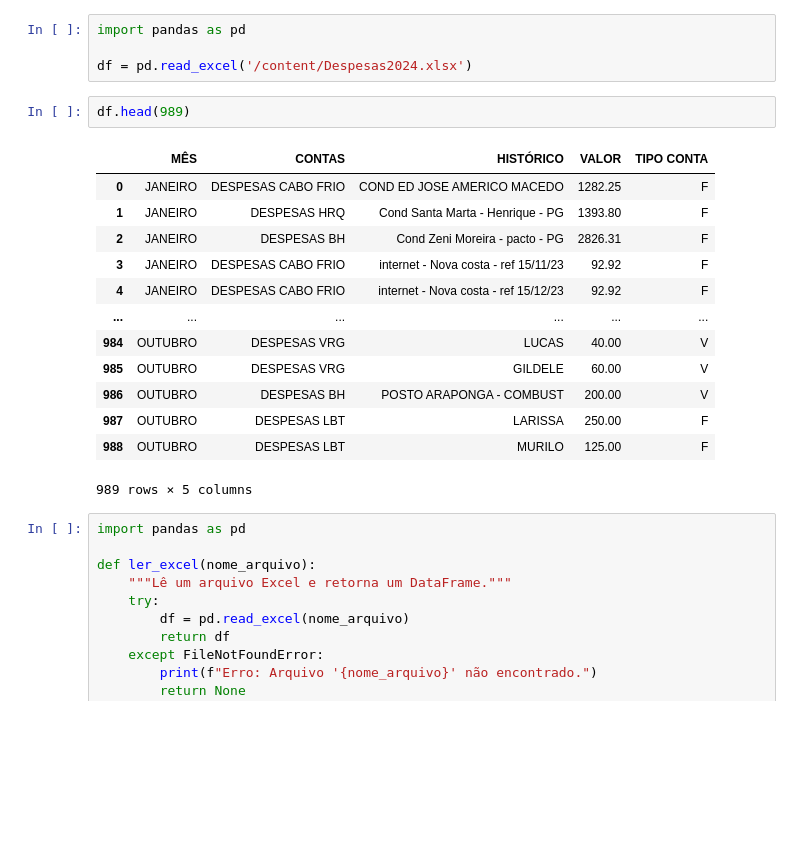
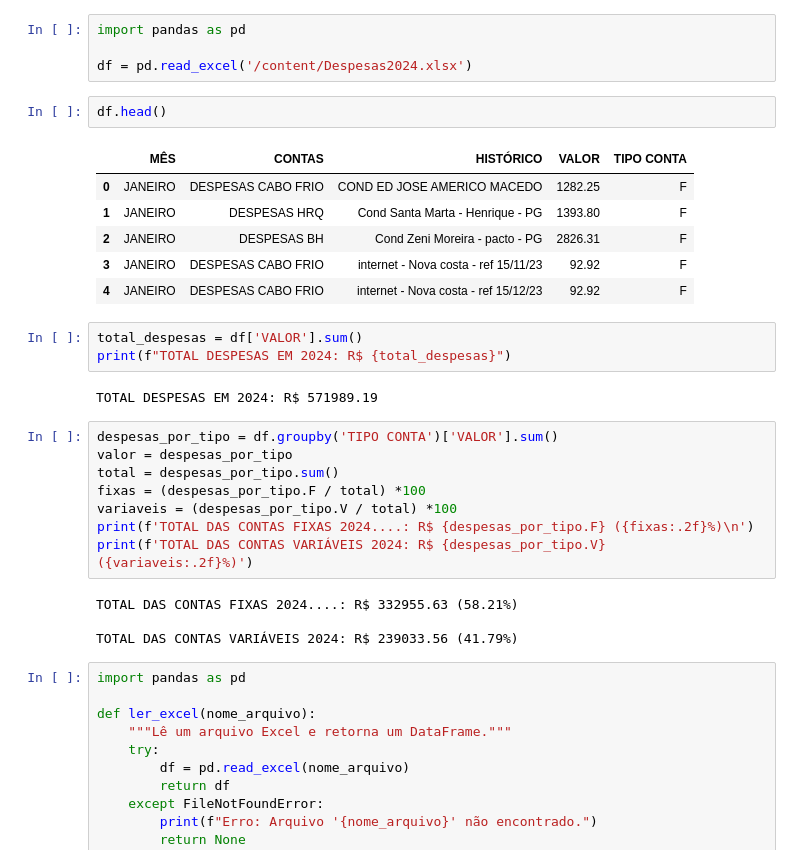
Before and after one commit to muriloamo/googlecolab, a Jupyter notebook: PORTIFOLIO_PÓS.ipynb, the cells around one changed output. Saved outputs shown, nothing was run; the diff lists cells and outputs as text; blank space fills up the shorter version.

```diff
--- a/PORTIFOLIO_PÓS.ipynb
+++ b/PORTIFOLIO_PÓS.ipynb
@@ -5,21 +5,31 @@ import pandas as pd
 
 df = pd.read_excel('/content/Despesas2024.xlsx')
 # %%
-df.head(989)
+df.head()
 # %% [output]
 |  | MÊS | CONTAS | HISTÓRICO | VALOR | TIPO CONTA |
 | 0 | JANEIRO | DESPESAS CABO FRIO | COND ED JOSE AMERICO MACEDO | 1282.25 | F |
 | 1 | JANEIRO | DESPESAS HRQ | Cond Santa Marta - Henrique - PG | 1393.80 | F |
 | 2 | JANEIRO | DESPESAS BH | Cond Zeni Moreira - pacto - PG | 2826.31 | F |
 | 3 | JANEIRO | DESPESAS CABO FRIO | internet - Nova costa - ref 15/11/23 | 92.92 | F |
 | 4 | JANEIRO | DESPESAS CABO FRIO | internet - Nova costa - ref 15/12/23 | 92.92 | F |
-| ... | ... | ... | ... | ... | ... |
-| 984 | OUTUBRO | DESPESAS VRG | LUCAS | 40.00 | V |
-| 985 | OUTUBRO | DESPESAS VRG | GILDELE | 60.00 | V |
-| 986 | OUTUBRO | DESPESAS BH | POSTO ARAPONGA - COMBUST | 200.00 | V |
-| 987 | OUTUBRO | DESPESAS LBT | LARISSA | 250.00 | F |
-| 988 | OUTUBRO | DESPESAS LBT | MURILO | 125.00 | F |
-989 rows × 5 columns
+# %%
+total_despesas = df['VALOR'].sum()
+print(f"TOTAL DESPESAS EM 2024: R$ {total_despesas}")
+# %% [output]
+TOTAL DESPESAS EM 2024: R$ 571989.19
+# %%
+despesas_por_tipo = df.groupby('TIPO CONTA')['VALOR'].sum()
+valor = despesas_por_tipo
+total = despesas_por_tipo.sum()
+fixas = (despesas_por_tipo.F / total) *100
+variaveis = (despesas_por_tipo.V / total) *100
+print(f'TOTAL DAS CONTAS FIXAS 2024....: R$ {despesas_por_tipo.F} ({fixas:.2f}%)\n')
+print(f'TOTAL DAS CONTAS VARIÁVEIS 2024: R$ {despesas_por_tipo.V} ({variaveis:.2f}%)')
+# %% [output]
+TOTAL DAS CONTAS FIXAS 2024....: R$ 332955.63 (58.21%)
+
+TOTAL DAS CONTAS VARIÁVEIS 2024: R$ 239033.56 (41.79%)
 # %%
 import pandas as pd
 
```
Also changed, not shown: parts of 7 cells of this notebook.
